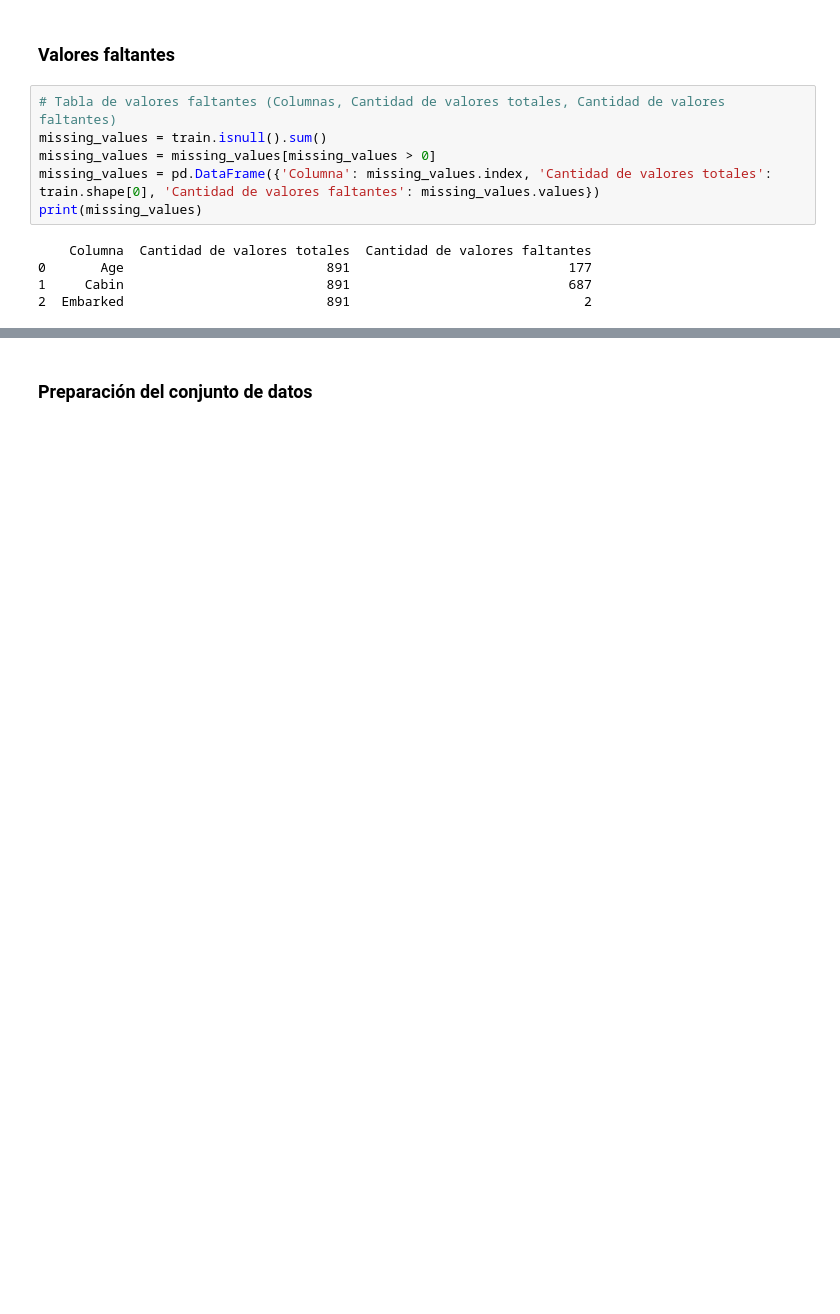
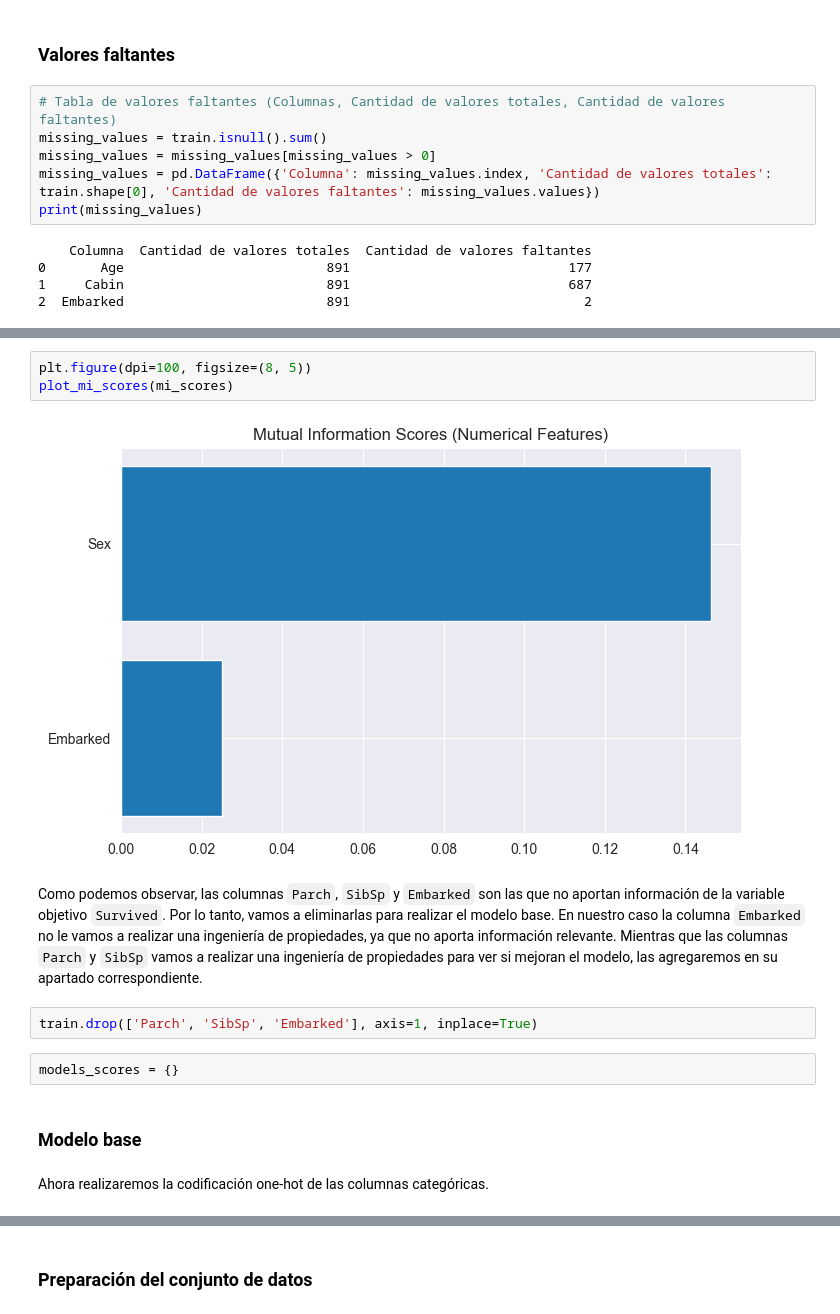
Before and after one commit to a21lofese/PIA, a Jupyter notebook: Titanic/Ejercicio1.ipynb, the cells around one changed output, grey strips where cells are left out. Drawn from its saved outputs; the diff is of its cells as text; blank space fills up the shorter version.

```diff
--- a/Titanic/Ejercicio1.ipynb
+++ b/Titanic/Ejercicio1.ipynb
@@ -159,0 +187,16 @@ Con esta información podemos ver si hay alguna relación entre las característ
+# %%
+plt.figure(dpi=100, figsize=(8, 5))
+plot_mi_scores(mi_scores)
+# %% [output]
+[figure, added]
+# %% [markdown]
+Como podemos observar, las columnas `Parch`, `SibSp` y `Embarked` son las que no aportan información de la variable objetivo `Survived`. Por lo tanto, vamos a eliminarlas para realizar el modelo base.
+En nuestro caso la columna `Embarked` no le vamos a realizar una ingeniería de propiedades, ya que no aporta información relevante. Mientras que las columnas `Parch` y `SibSp` vamos a realizar una ingeniería de propiedades para ver si mejoran el modelo, las agregaremos en su apartado correspondiente.
+# %%
+train.drop(['Parch', 'SibSp', 'Embarked'], axis=1, inplace=True)
+# %%
+models_scores = {}
+# %% [markdown]
+### Modelo base
+# %% [markdown]
+Ahora realizaremos la codificación one-hot de las columnas categóricas.
```
Also changed, not shown: parts of 96 cells of this notebook, 4 other files.
